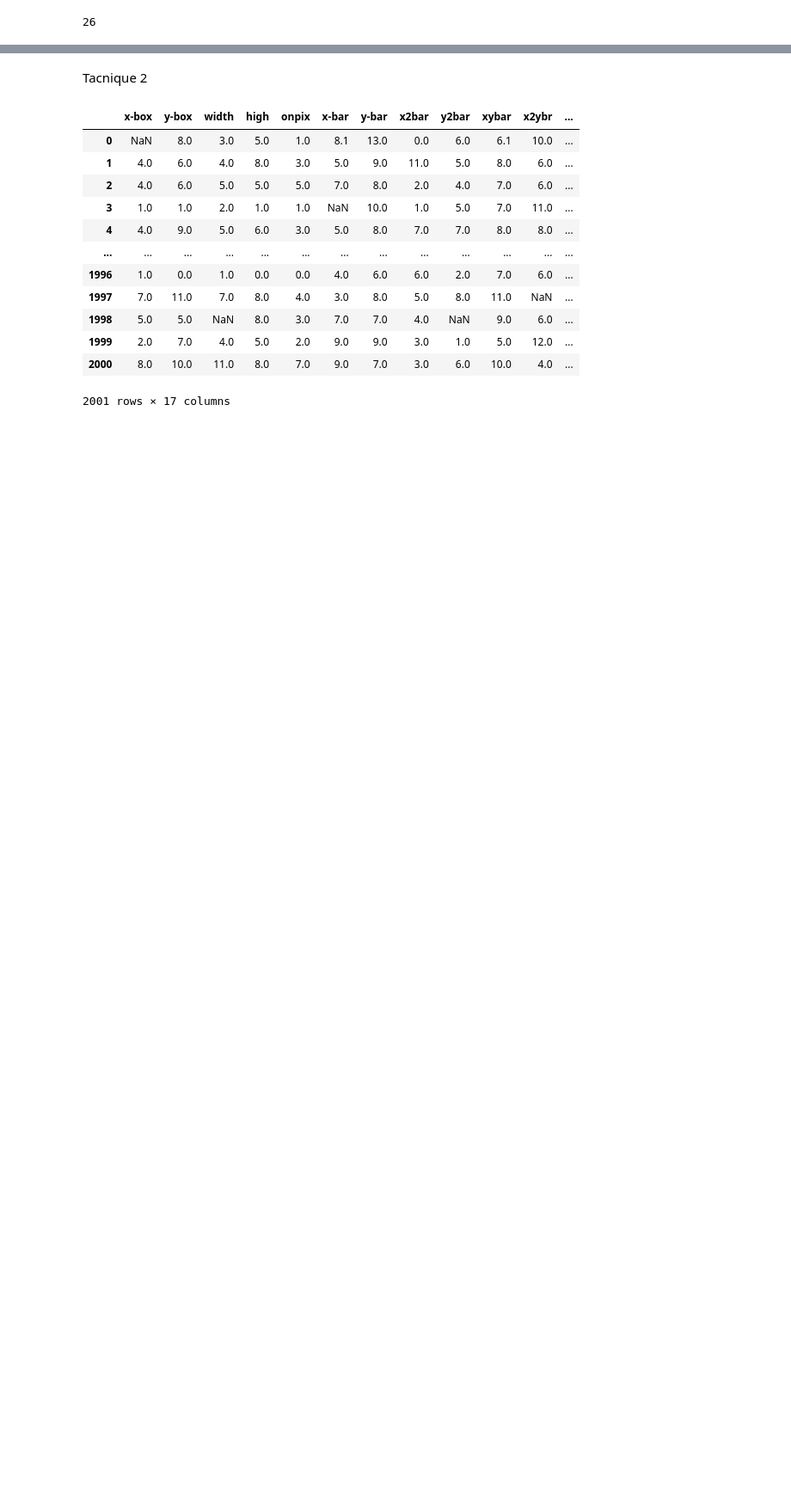
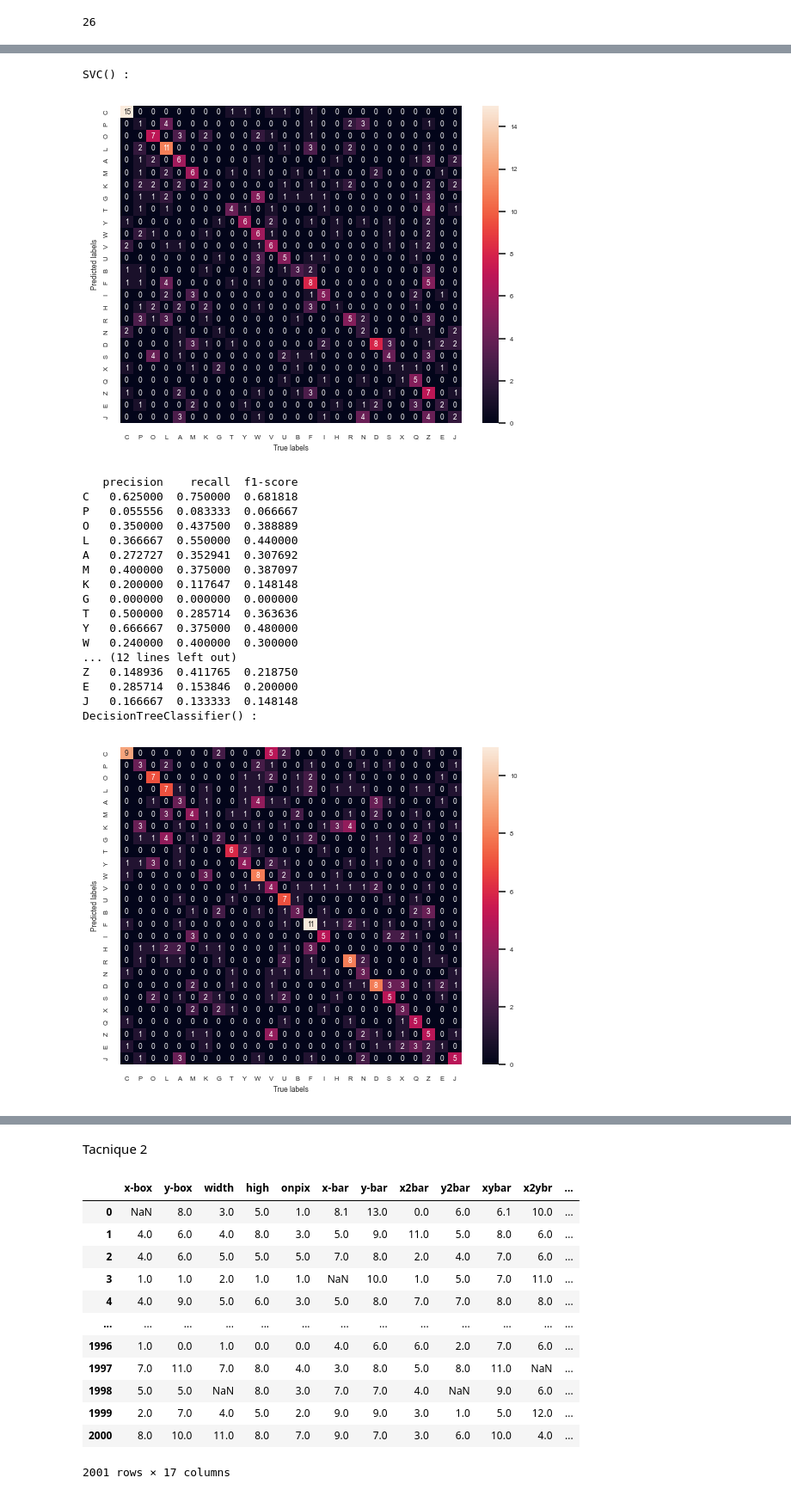
Before and after one commit to sofiamartellozzo/DQ_project, a Jupyter notebook: project.ipynb, the cells around one changed output, grey strips where cells are left out. Shown at 86% size. Drawn from its saved outputs; the diff is of its cells as text; code cells hidden in the pictures; blank space fills up the shorter version.

Commit message:
classify on all the 5 dataset with first technique

```diff
--- a/project.ipynb
+++ b/project.ipynb
@@ -455,8 +459,5 @@ from sklearn.tree import DecisionTreeClassifier
 from sklearn.naive_bayes import GaussianNB
 
 model_pipeline = []
-model_pipeline.append(LogisticRegression(solver='liblinear'))
 model_pipeline.append(SVC())
-model_pipeline.append(KNeighborsClassifier())
 model_pipeline.append(DecisionTreeClassifier())
-model_pipeline.append(GaussianNB())
@@ -532,0 +514,10 @@ cm_list
+# %%
+acc_list = {}
+precision_list = {}
+recall_list = {}
+f1_score_list = {}
+cm_list = {}
+report_list = {}
+
+for i in range(len(datasets_t1)):
+    acc_list[ds[i]], precision_list[ds[i]], recall_list[ds[i]], f1_score_list[ds[i]], report_list[ds[i]], cm_list[ds[i]] = make_classification(classes, X_train[ds[i]], X_test[ds[i]], y_train[ds[i]], y_test[ds[i]])
@@ -533,22 +561,22 @@ cm_list
 # %%
 import seaborn as sn
 
-for i in range(len(model_pipeline)):
+def print_confusion_matrix_and_report(cm_list, report_list):
 
-    cm = cm_list[i]
-    report = report_list[i]
-    df_report = pd.DataFrame(report)
-    df_report.drop(['accuracy'], axis=1)
-    df_report.drop(['macro avg'], axis=1)
-    df_report.drop(['weighted avg'], axis=1)
+    for i in range(len(model_pipeline)):
 
-    df_cm = pd.DataFrame(cm, classes, classes)
-    sn.set(font_scale=.5)
-    sn.heatmap(df_cm, annot=True)
+        print(model_pipeline[i], ': ')
+        cm = cm_list[i]
+        report = report_list[i]
+        df_report = pd.DataFrame(report, columns=classes, index=['precision', 'recall', 'f1-score'])
+
+        df_cm = pd.DataFrame(cm, classes, classes)
+        sn.set(font_scale=.5)
+        sn.heatmap(df_cm, annot=True)
 
 
 
-    plt.xlabel('True labels')
-    plt.ylabel('Predicted labels')
-    plt.show()
-    print(df_report)
+        plt.xlabel('True labels')
+        plt.ylabel('Predicted labels')
+        plt.show()
+        print(df_report.transpose())
@@ -645,0 +583,25 @@ support    0.511222  401.000000    401.000000
+# %%
+for i in range(len(datasets_t1)):
+    print(ds[i])
+    print_confusion_matrix_and_report(cm_list[ds[i]], report_list[ds[i]])
+# %% [output]
+SVC() :
+[figure, added]
+   precision    recall  f1-score
+C   0.625000  0.750000  0.681818
+P   0.055556  0.083333  0.066667
+O   0.350000  0.437500  0.388889
+L   0.366667  0.550000  0.440000
+A   0.272727  0.352941  0.307692
+M   0.400000  0.375000  0.387097
+K   0.200000  0.117647  0.148148
+G   0.000000  0.000000  0.000000
+T   0.500000  0.285714  0.363636
+Y   0.666667  0.375000  0.480000
+W   0.240000  0.400000  0.300000
+... (12 lines left out)
+Z   0.148936  0.411765  0.218750
+E   0.285714  0.153846  0.200000
+J   0.166667  0.133333  0.148148
+DecisionTreeClassifier() :
+[figure, added]
```
Also changed, not shown: parts of 36 cells of this notebook.
